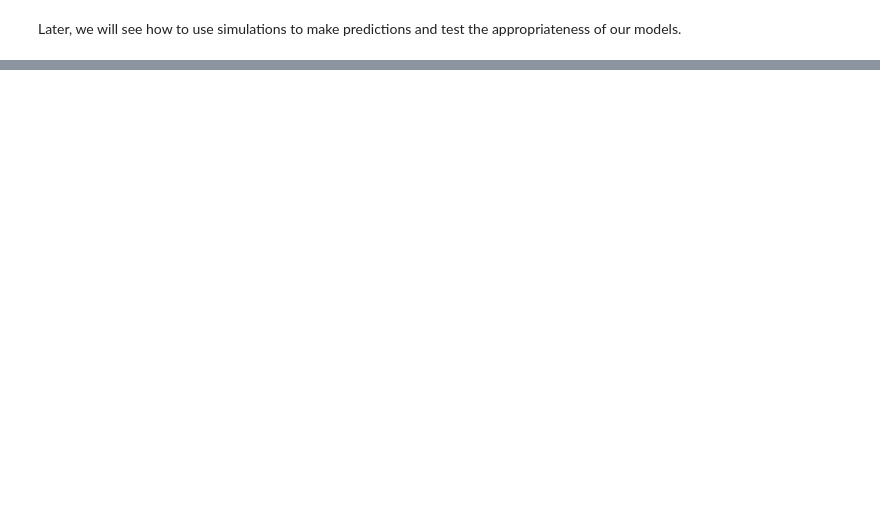
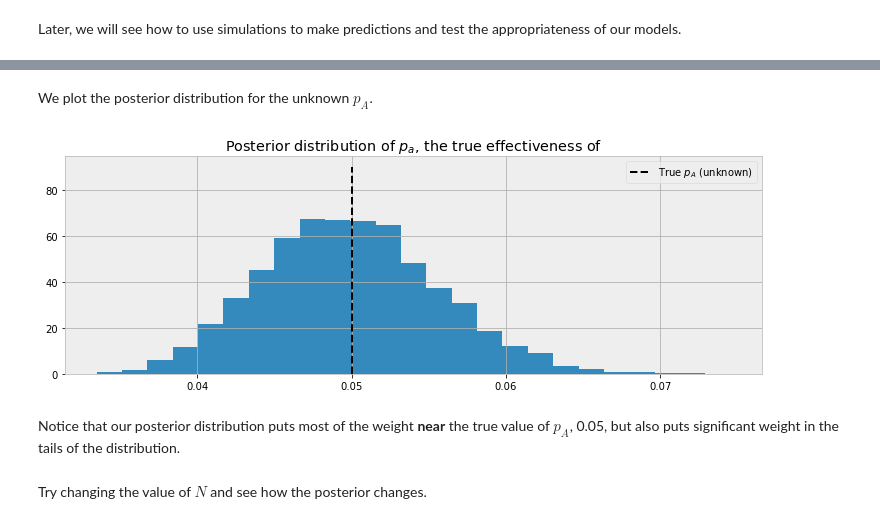
Before and after one commit to mrwizard82d1/bayes_hackers_pymc, a Jupyter notebook: ch02-more-pymc.ipynb, the cells around one changed output, grey strips where cells are left out. Cells and saved outputs as stored; diff of their text form; code cells hidden in the pictures; blank space fills up the shorter version.

```diff
--- a/ch02-more-pymc.ipynb
+++ b/ch02-more-pymc.ipynb
@@ -242,0 +283,3 @@ Later, we will see how to use simulations to make predictions and test the appro
+# %%
+with pm.Model() as model:
+    p = pm.Uniform('p', lower=0, upper=1)
@@ -242,0 +290,9 @@ Later, we will see how to use simulations to make predictions and test the appro
+# %%
+p_true = 0.05  # Actually unknown. Assume this value to simulate observed data
+N = 1500
+
+# Generate the simulated data
+occurrences = stats.bernoulli.rvs(p_true, size=N)
+
+print(occurrences)  # Remember that Python treats `True == 1` and `False == 0`
+print(np.sum(occurrences))  # The number of "successes."
@@ -242,0 +311,8 @@ Later, we will see how to use simulations to make predictions and test the appro
+# %%
+# Include the observations which are Bernoulli trials
+with model:
+    obs = pm.Bernoulli('obs', p, observed=occurrences)
+    # Incantation to be explained later
+    step = pm.Metropolis()
+    trace = pm.sample(10000, step=step, return_inferencedata=False)
+    burned_trace = trace[1000:]  # skips the first 1000 samples in the trace (the tuning steps?)
@@ -242,0 +325,15 @@ Later, we will see how to use simulations to make predictions and test the appro
+# %% [markdown]
+We plot the posterior distribution for the unknown $p_A$.
+# %%
+_, ax = plt.subplots(figsize=(12.5, 4))
+ax.hist(burned_trace['p'], bins=25, histtype='stepfilled', density=True)
+ax.vlines(p_true, 0, 90, linestyle='--', color='k', label='True $p_A$ (unknown)')
+plt.title('Posterior distribution of $p_a$, the true effectiveness of ')
+plt.legend()
+plt.show()
+# %% [output]
+[figure, added]
+# %% [markdown]
+Notice that our posterior distribution puts most of the weight **near** the true value of $p_A$, 0.05, but also puts significant weight in the tails of the distribution.
+# %% [markdown]
+Try changing the value of $N$ and see how the posterior changes.
```
Also changed, not shown: parts of 22 cells of this notebook.
